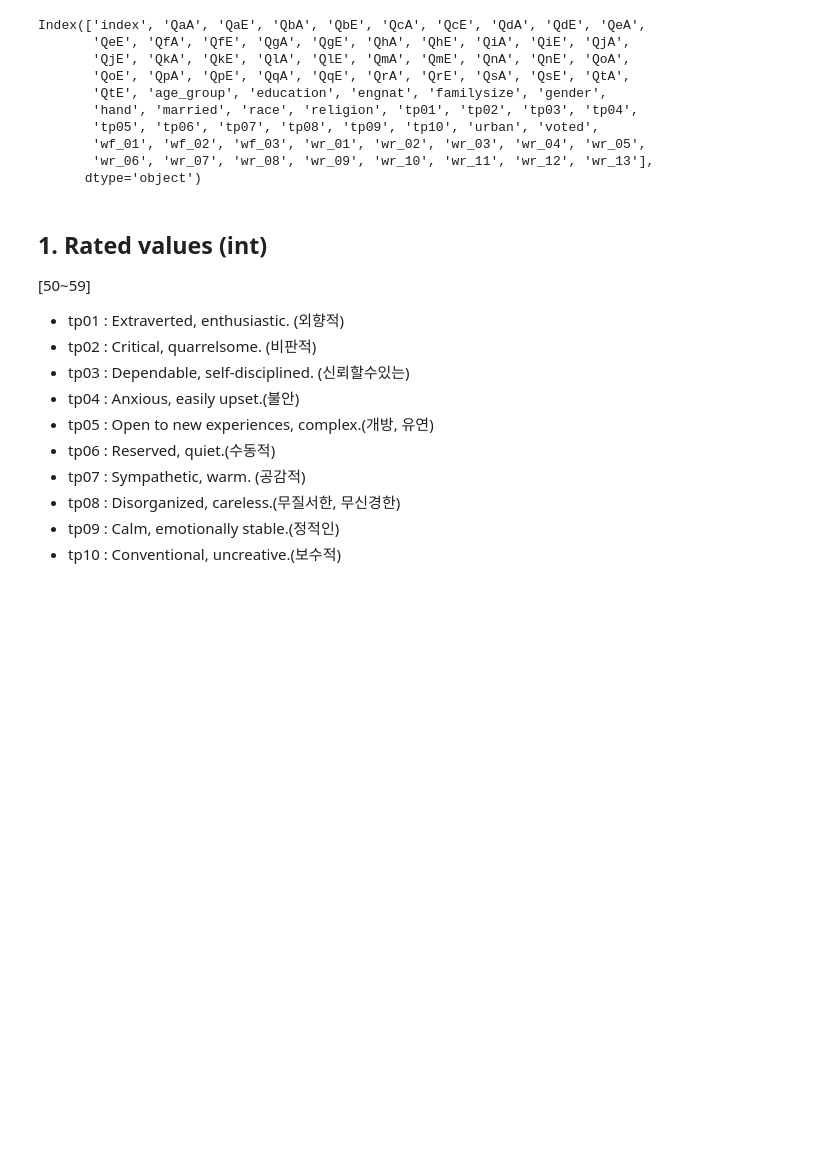
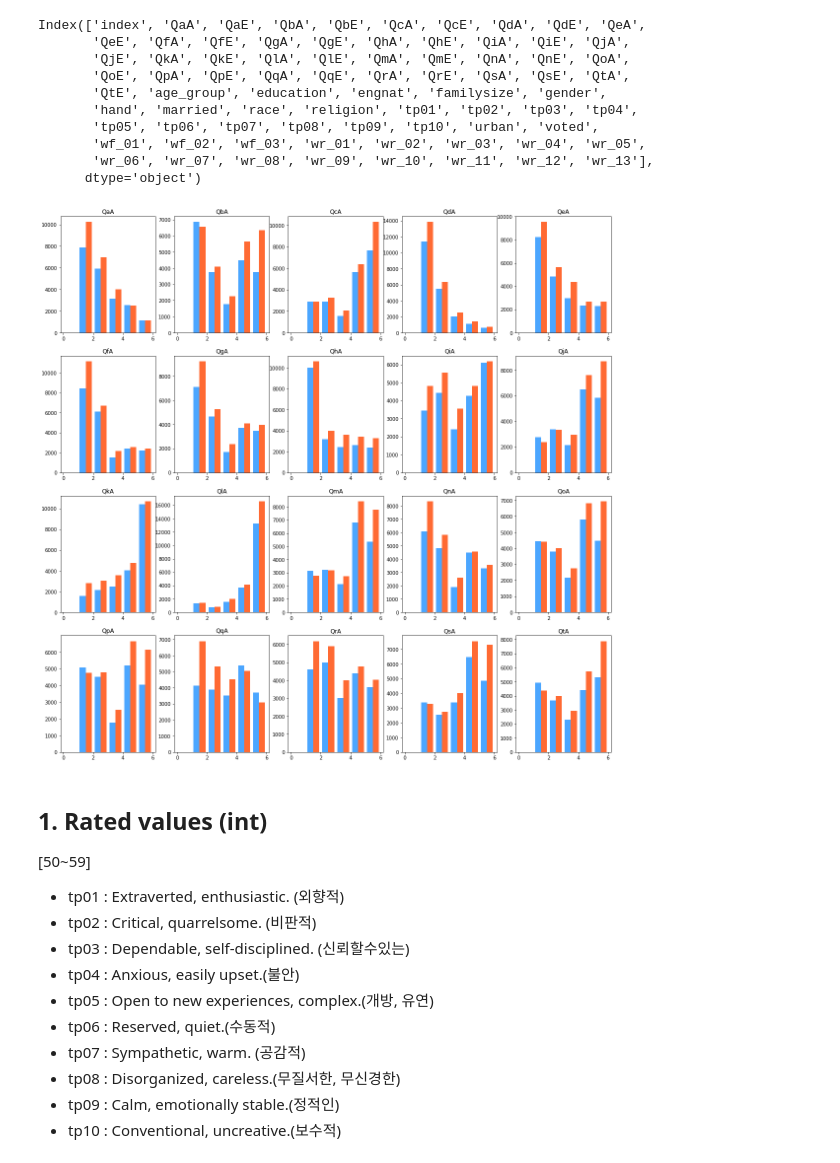
Before and after one commit to yebiny/psychoMetrics, a Jupyter notebook: 1-EDA/EDA.ipynb, the cells around one changed output. Saved outputs shown, nothing was run; the diff lists cells and outputs as text; code cells hidden in the pictures; blank space fills up the shorter version.

```diff
--- a/1-EDA/EDA.ipynb
+++ b/1-EDA/EDA.ipynb
@@ -15,6 +15,10 @@ Index(['index', 'QaA', 'QaE', 'QbA', 'QbE', 'QcA', 'QcE', 'QdA', 'QdE', 'QeA',
        'wf_01', 'wf_02', 'wf_03', 'wr_01', 'wr_02', 'wr_03', 'wr_04', 'wr_05',
        'wr_06', 'wr_07', 'wr_08', 'wr_09', 'wr_10', 'wr_11', 'wr_12', 'wr_13'],
       dtype='object')
+# %%
+train.plot_multi_hist([2*i-1 for i in range(1, 21)], vote=1)
+# %% [output]
+[figure, added]
 # %% [markdown]
 ## 1. Rated values (int)
 [50~59]
```
Also changed, not shown: parts of 14 cells of this notebook, 1 other file.
